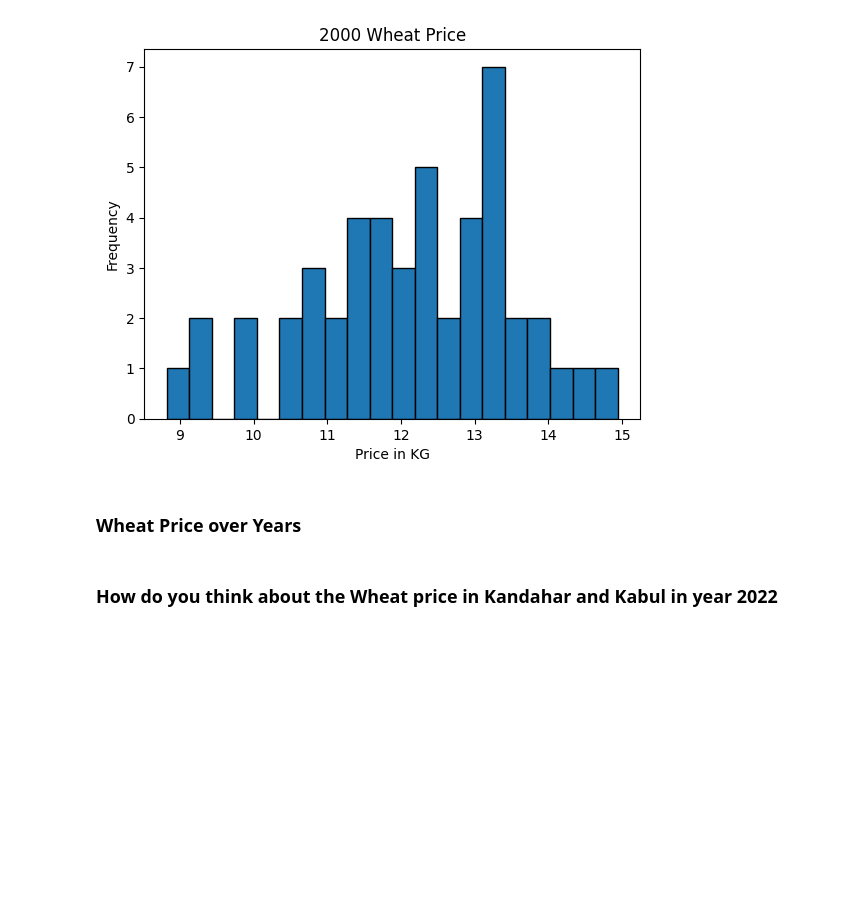
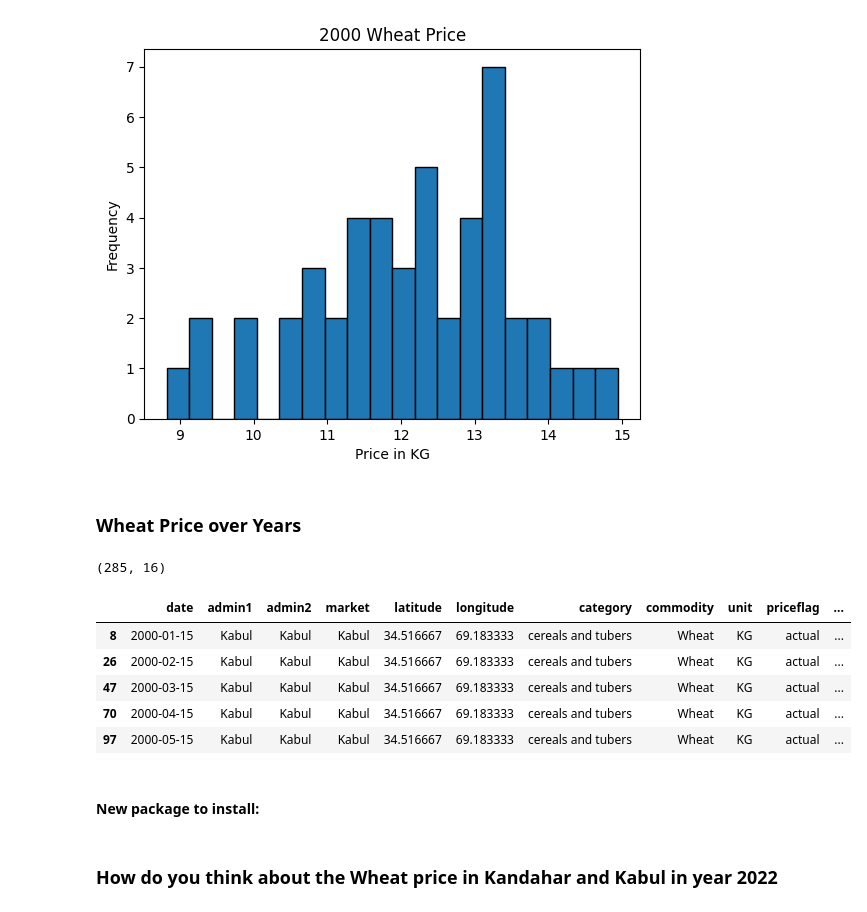
Before and after one commit to AliAkbarAhmadiDaryab/Introduction-to-Data-Science-with-Python, a Jupyter notebook: slides/week6/afg_food.ipynb, the cells around one changed output. Saved outputs shown, nothing was run; the diff lists cells and outputs as text; code cells hidden in the pictures; blank space fills up the shorter version.

```diff
--- a/slides/week6/afg_food.ipynb
+++ b/slides/week6/afg_food.ipynb
@@ -73,3 +73,5 @@ data['date'] = data['date'].astype(str)
 date_format = '%Y-%m-%d'
 
 data['date_obj'] = pd.to_datetime(data['date'], format=date_format, errors='coerce')
+# %%
+data['year'] = data.date_obj.dt.year
@@ -152,3 +163,17 @@ plt.show()
 [figure]
 # %% [markdown]
 ### Wheat Price over Years
+# %%
+wheat_kabul = wheat[wheat['market'] == "Kabul"]
+print(wheat_kabul.shape)
+wheat_kabul.head()
+# %% [output]
+(285, 16)
+|  | date | admin1 | admin2 | market | latitude | longitude | category | commodity | unit | priceflag | ... |
+| 8 | 2000-01-15 | Kabul | Kabul | Kabul | 34.516667 | 69.183333 | cereals and tubers | Wheat | KG | actual | ... |
+| 26 | 2000-02-15 | Kabul | Kabul | Kabul | 34.516667 | 69.183333 | cereals and tubers | Wheat | KG | actual | ... |
+| 47 | 2000-03-15 | Kabul | Kabul | Kabul | 34.516667 | 69.183333 | cereals and tubers | Wheat | KG | actual | ... |
+| 70 | 2000-04-15 | Kabul | Kabul | Kabul | 34.516667 | 69.183333 | cereals and tubers | Wheat | KG | actual | ... |
+| 97 | 2000-05-15 | Kabul | Kabul | Kabul | 34.516667 | 69.183333 | cereals and tubers | Wheat | KG | actual | ... |
+# %% [markdown]
+#### New package to install:
```
Also changed, not shown: parts of 5 cells of this notebook.
